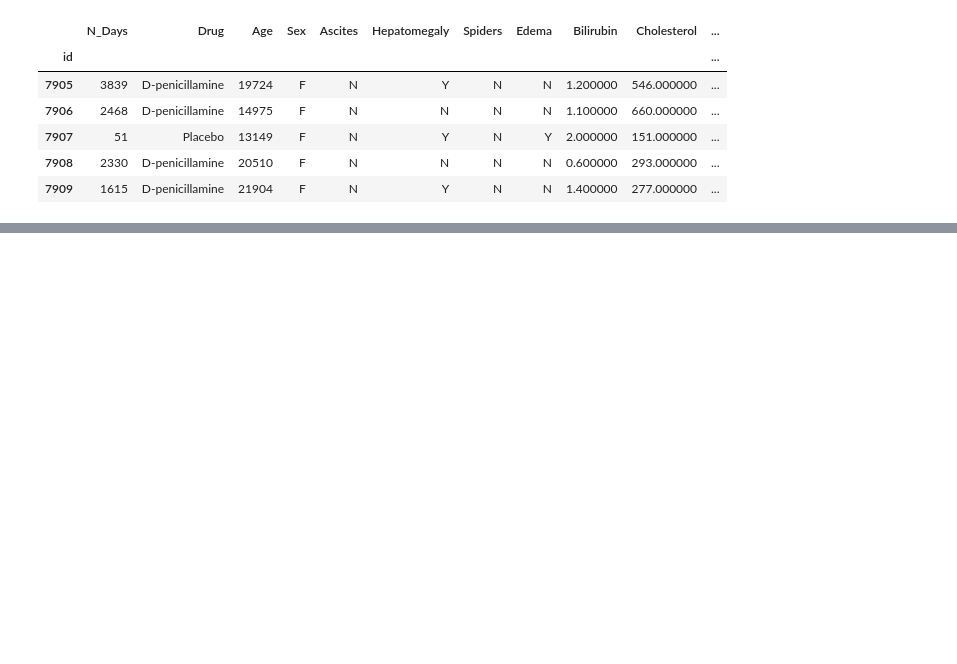
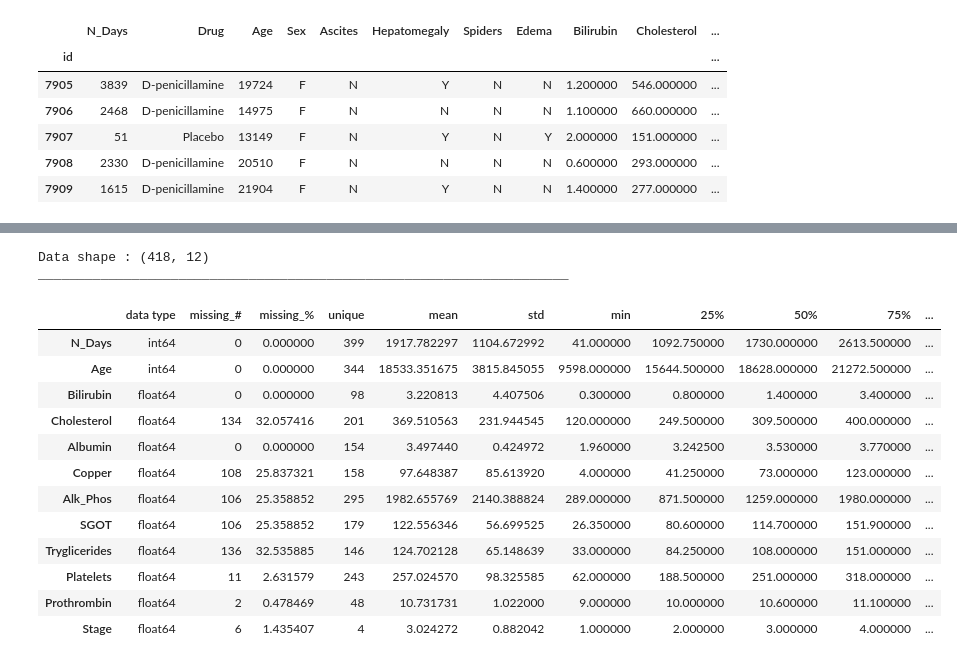
Before and after one commit to M1kE01/s3e26_kaggle, a Jupyter notebook: s3e26.ipynb, the cells around one changed output, grey strips where cells are left out. Saved outputs shown, nothing was run; the diff lists cells and outputs as text; code cells hidden in the pictures; blank space fills up the shorter version.

```diff
--- a/s3e26.ipynb
+++ b/s3e26.ipynb
@@ -2026,0 +2061,18 @@ test.head().style.background_gradient(cmap='Reds')
+# %%
+describe(orig_data[num_cols]).style.background_gradient('Reds')
+# %% [output]
+Data shape : (418, 12)
+____________________________________________________________________
+|  | data type | missing_# | missing_% | unique | mean | std | min | 25% | 50% | 75% | ... |
+| N_Days | int64 | 0 | 0.000000 | 399 | 1917.782297 | 1104.672992 | 41.000000 | 1092.750000 | 1730.000000 | 2613.500000 | ... |
+| Age | int64 | 0 | 0.000000 | 344 | 18533.351675 | 3815.845055 | 9598.000000 | 15644.500000 | 18628.000000 | 21272.500000 | ... |
+| Bilirubin | float64 | 0 | 0.000000 | 98 | 3.220813 | 4.407506 | 0.300000 | 0.800000 | 1.400000 | 3.400000 | ... |
+| Cholesterol | float64 | 134 | 32.057416 | 201 | 369.510563 | 231.944545 | 120.000000 | 249.500000 | 309.500000 | 400.000000 | ... |
+| Albumin | float64 | 0 | 0.000000 | 154 | 3.497440 | 0.424972 | 1.960000 | 3.242500 | 3.530000 | 3.770000 | ... |
+| Copper | float64 | 108 | 25.837321 | 158 | 97.648387 | 85.613920 | 4.000000 | 41.250000 | 73.000000 | 123.000000 | ... |
+| Alk_Phos | float64 | 106 | 25.358852 | 295 | 1982.655769 | 2140.388824 | 289.000000 | 871.500000 | 1259.000000 | 1980.000000 | ... |
+| SGOT | float64 | 106 | 25.358852 | 179 | 122.556346 | 56.699525 | 26.350000 | 80.600000 | 114.700000 | 151.900000 | ... |
+| Tryglicerides | float64 | 136 | 32.535885 | 146 | 124.702128 | 65.148639 | 33.000000 | 84.250000 | 108.000000 | 151.000000 | ... |
+| Platelets | float64 | 11 | 2.631579 | 243 | 257.024570 | 98.325585 | 62.000000 | 188.500000 | 251.000000 | 318.000000 | ... |
+| Prothrombin | float64 | 2 | 0.478469 | 48 | 10.731731 | 1.022000 | 9.000000 | 10.000000 | 10.600000 | 11.100000 | ... |
+| Stage | float64 | 6 | 1.435407 | 4 | 3.024272 | 0.882042 | 1.000000 | 2.000000 | 3.000000 | 4.000000 | ... |
```
Also changed, not shown: parts of 6 cells of this notebook.
